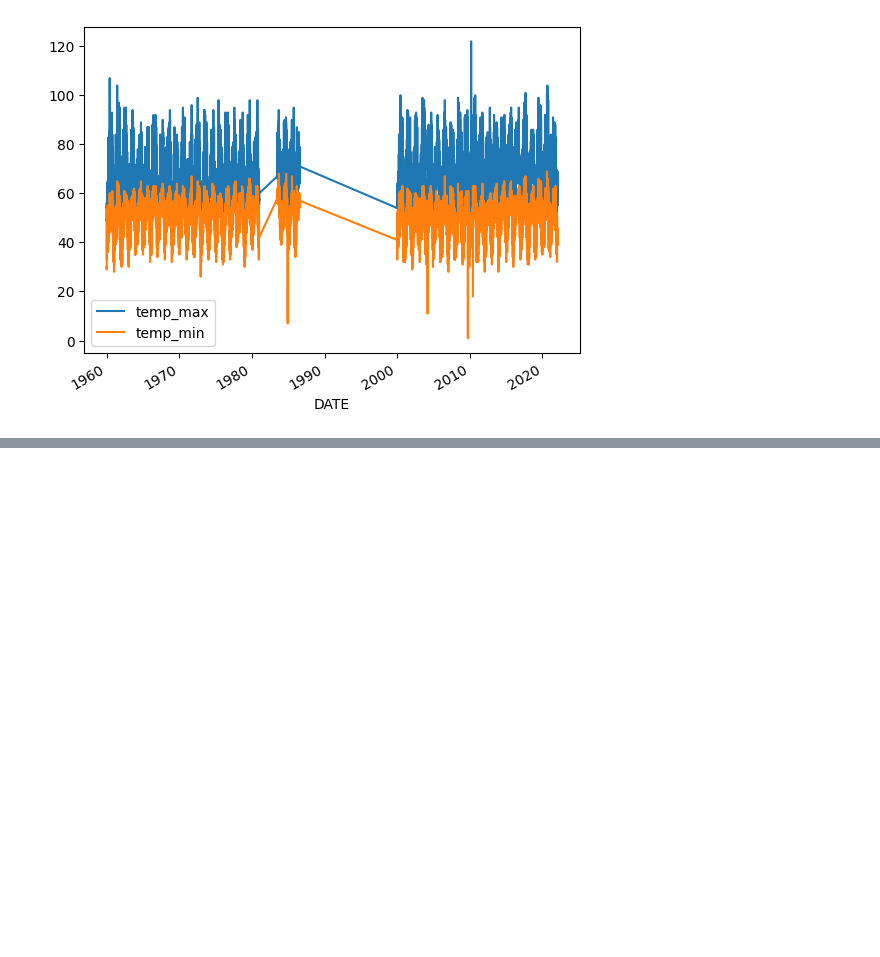
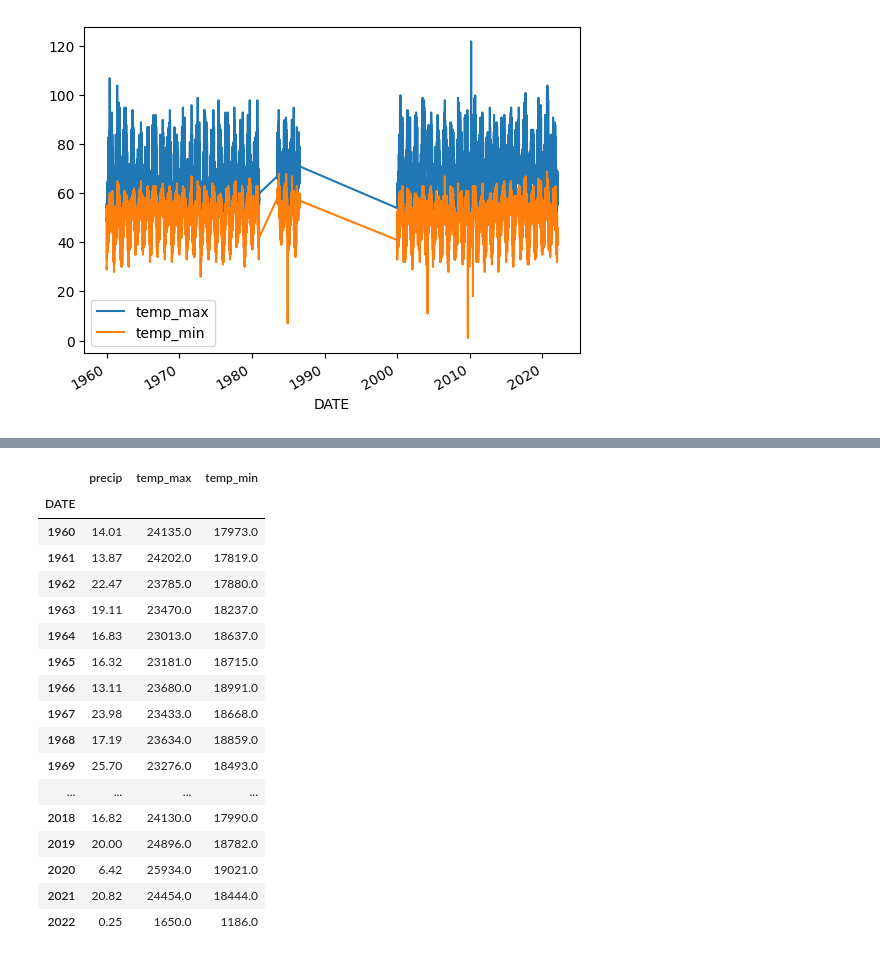
Before and after one commit to Abhilashg11/Data_science, a Jupyter notebook: Weather_prediction.ipynb, the cells around one changed output, grey strips where cells are left out. Drawn from its saved outputs; the diff is of its cells as text; code cells hidden in the pictures; blank space fills up the shorter version.

```diff
--- a/Weather_prediction.ipynb
+++ b/Weather_prediction.ipynb
@@ -270,0 +296,21 @@ core_weather[['temp_max','temp_min']].plot()
+# %%
+core_weather.groupby(core_weather.index.year).sum()
+# %% [output]
+|  | precip | temp_max | temp_min |
+| DATE |  |  |  |
+| 1960 | 14.01 | 24135.0 | 17973.0 |
+| 1961 | 13.87 | 24202.0 | 17819.0 |
+| 1962 | 22.47 | 23785.0 | 17880.0 |
+| 1963 | 19.11 | 23470.0 | 18237.0 |
+| 1964 | 16.83 | 23013.0 | 18637.0 |
+| 1965 | 16.32 | 23181.0 | 18715.0 |
+| 1966 | 13.11 | 23680.0 | 18991.0 |
+| 1967 | 23.98 | 23433.0 | 18668.0 |
+| 1968 | 17.19 | 23634.0 | 18859.0 |
+| 1969 | 25.70 | 23276.0 | 18493.0 |
+| ... | ... | ... | ... |
+| 2018 | 16.82 | 24130.0 | 17990.0 |
+| 2019 | 20.00 | 24896.0 | 18782.0 |
+| 2020 | 6.42 | 25934.0 | 19021.0 |
+| 2021 | 20.82 | 24454.0 | 18444.0 |
+| 2022 | 0.25 | 1650.0 | 1186.0 |
```
Also changed, not shown: parts of 18 cells of this notebook.
